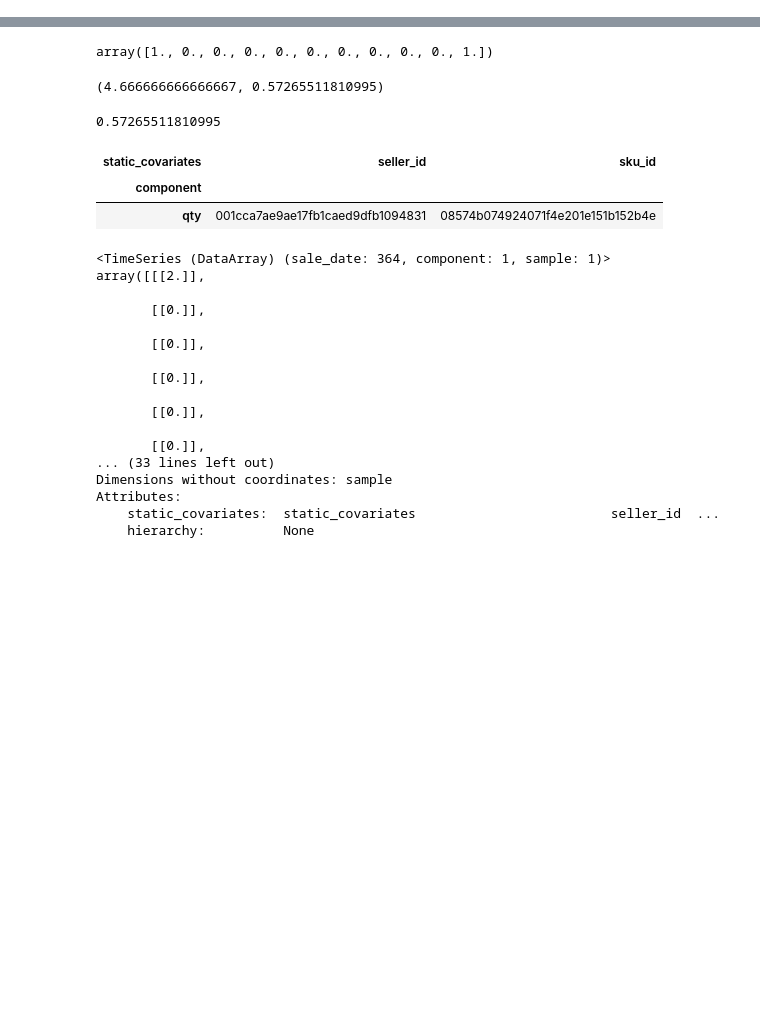
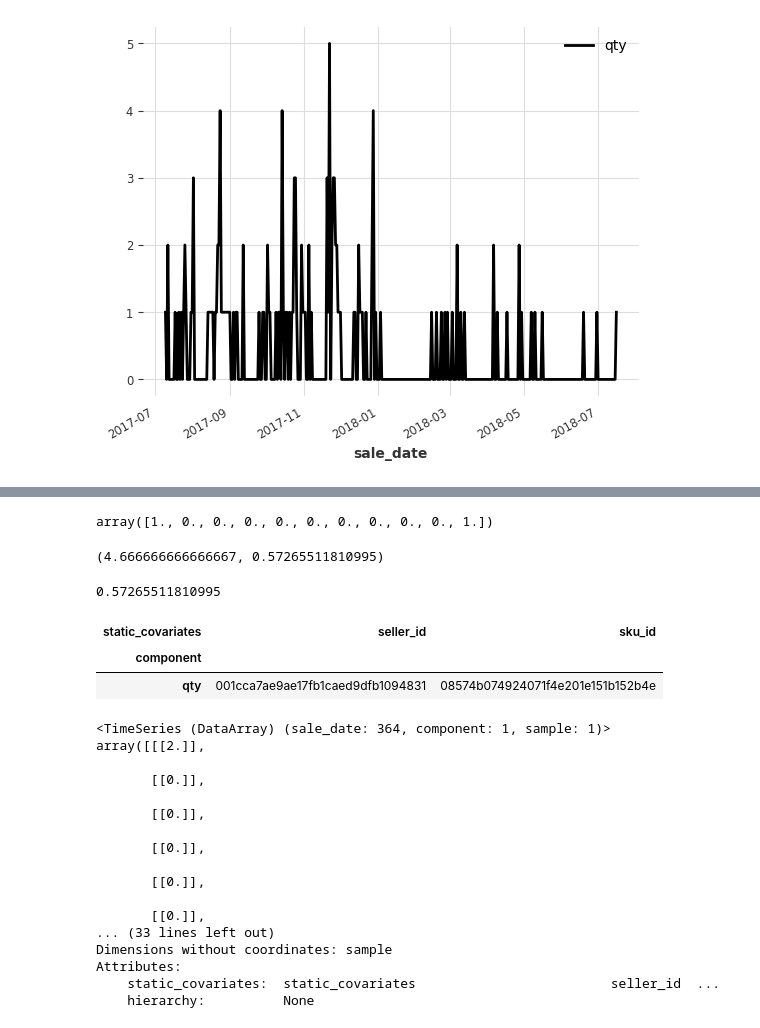
Before and after one commit to nasserboan/olist-sales-forecasting, a Jupyter notebook: notebooks/eda_forecastability_NSB_1.0.ipynb, the cells around one changed output, grey strips where cells are left out. Saved outputs shown, nothing was run; the diff lists cells and outputs as text; code cells hidden in the pictures; blank space fills up the shorter version.

```diff
--- a/notebooks/eda_forecastability_NSB_1.0.ipynb
+++ b/notebooks/eda_forecastability_NSB_1.0.ipynb
@@ -24,0 +34,4 @@ most_sold = (
+# %%
+most_sold_skus = df.sku_id.value_counts()[df.sku_id.value_counts() > MIN_SOLD].index.tolist()
+# %%
+df_most_sold = df[df.sku_id.isin(most_sold_skus)].copy()
@@ -24,0 +73,4 @@ most_sold = (
+# %%
+ts[2].plot()
+# %% [output]
+[figure, added]
```
Also changed, not shown: parts of 59 cells of this notebook, 1 other file.
